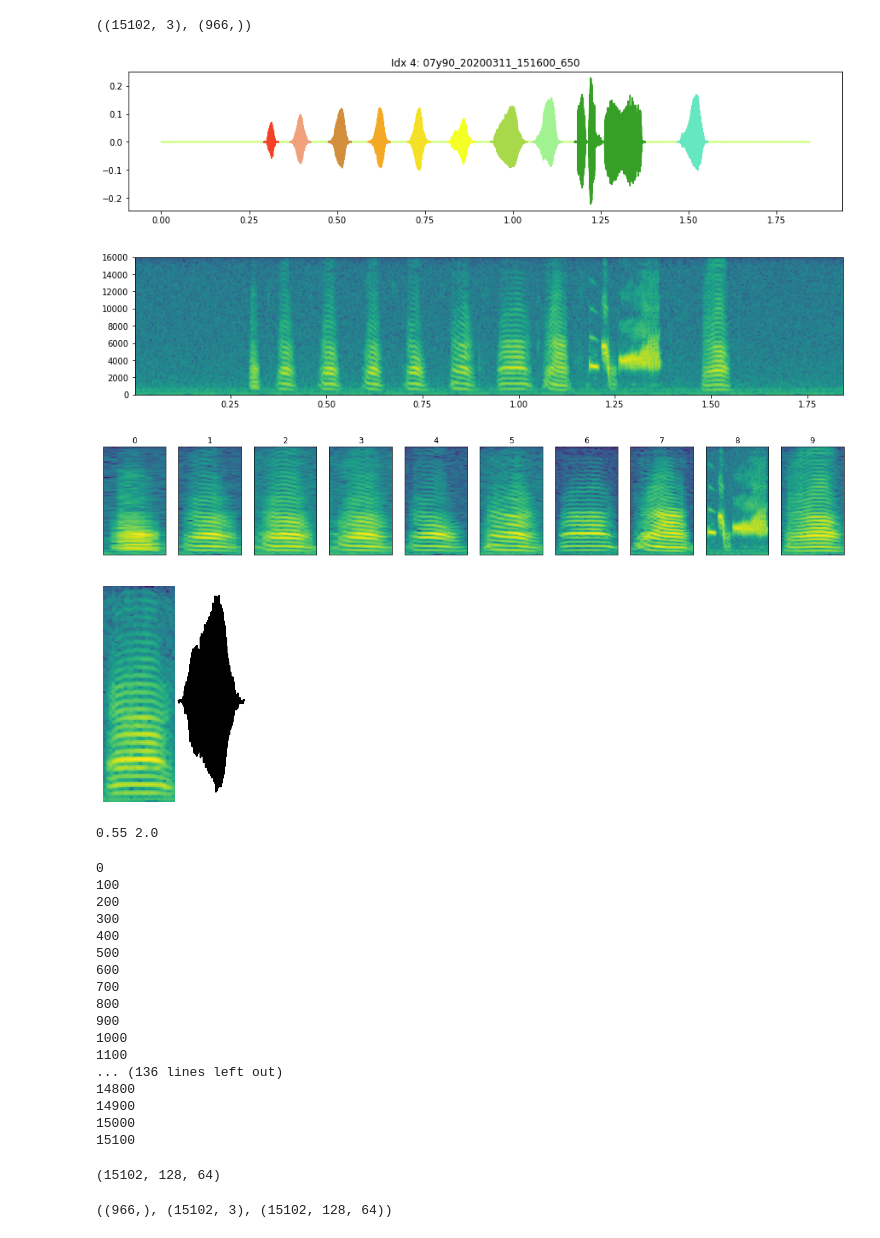
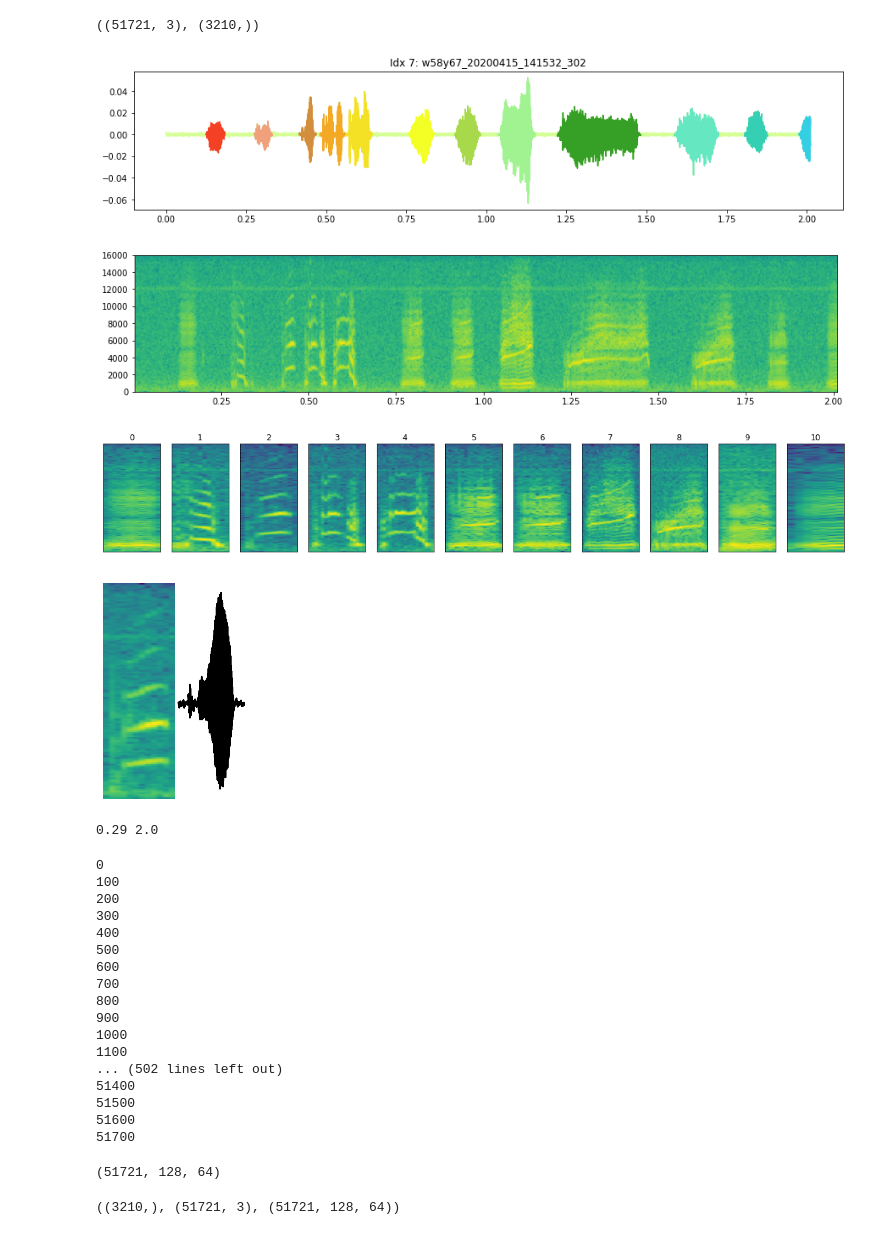
Before and after one commit to yebiny/Songbird-clusturing, a Jupyter notebook: 2-Preprocessing/2-Preprocessing.ipynb, the cells around one changed output. Drawn from its saved outputs; the diff is of its cells as text; code cells hidden in the pictures.

```diff
--- a/2-Preprocessing/2-Preprocessing.ipynb
+++ b/2-Preprocessing/2-Preprocessing.ipynb
@@ -1,24 +1,24 @@
 # %%
 from preProcessing import *
 # %%
-path = '../0-Data/o7y90/0731/'
+path = '../5-Results/bengal/0812/pre'
 df = PreProcess(path)
 sylla_list=df.sylla_list
 wav_list = df.wav_list
 sylla_list.shape, wav_list.shape
 # %% [output]
-((15102, 3), (966,))
+((51721, 3), (3210,))
 # %%
-df.draw_wav(4)
+df.draw_wav(7)
 # %% [output]
-[figure, old version]
+[figure, new version]
-[figure, old version]
+[figure, new version]
-[figure, old version]
+[figure, new version]
 # %%
 df.draw_syllable(5)
 # %% [output]
-[figure, old version]
+[figure, new version]
-0.55 2.0
+0.29 2.0
 # %%
 data = []
 for idx in range(len(sylla_list)):
@@ -41,17 +41,20 @@ data.shape
 900
 1000
 1100
-... (136 lines left out)
-14800
-14900
-15000
-15100
+... (502 lines left out)
+51400
+51500
+51600
+51700
-(15102, 128, 64)
+(51721, 128, 64)
-# %%
-np.save('%s/data'%path, data)
-wav_list.shape, sylla_list.shape, data.shape
-# %% [output]
-((966,), (15102, 3), (15102, 128, 64))
+# %%
+data = data/255
+np.save('%s/data'%path, data)
+np.save('%s/x_train'%path, data.reshape(len(data), 128, 64, 1))
+np.save('%s/x_test'%path, data.reshape(len(data), 128, 64, 1))
+wav_list.shape, sylla_list.shape, data.shape
+# %% [output]
+((3210,), (51721, 3), (51721, 128, 64))
 # %%
 from dataSplit import *
 
```
Also changed, not shown: parts of 1 cell of this notebook, 4 other files.
